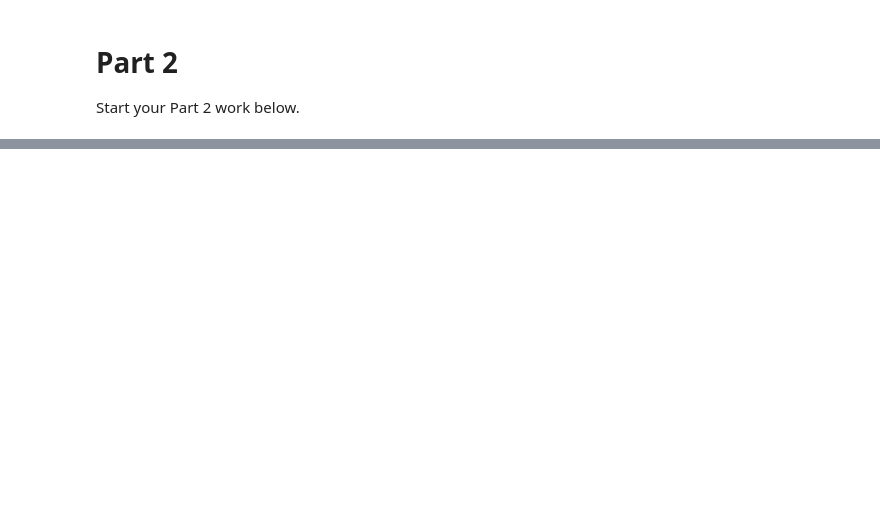
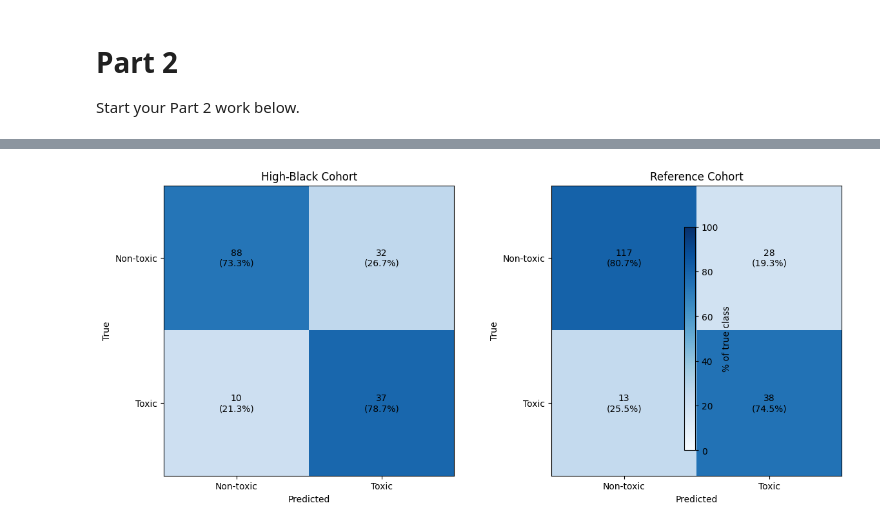
Before and after one commit to AitazazKamran/responsible-ai-assignment2, a Jupyter notebook: part2.ipynb, the cells around one changed output, grey strips where cells are left out. Drawn from its saved outputs; the diff is of its cells as text; code cells hidden in the pictures; blank space fills up the shorter version.

```diff
--- a/part2.ipynb
+++ b/part2.ipynb
@@ -36,0 +552,48 @@ Start your Part 2 work below.
+# %%
+# 11) Confusion matrices side by side (counts + % annotations)
+import numpy as np
+import matplotlib.pyplot as plt
+
+from sklearn.metrics import confusion_matrix
+
+
+def plot_confusion_matrix(ax, df: pd.DataFrame, title: str) -> None:
+    y_true_local = df["toxic_label"].astype(int).to_numpy()
+    y_pred_local = df["pred_label"].astype(int).to_numpy()
+
+    cm = confusion_matrix(y_true_local, y_pred_local, labels=[0, 1]).astype(float)
+
+    # Row-normalized percentages (percent of true class)
+    row_sums = cm.sum(axis=1, keepdims=True)
+    cm_pct = np.divide(cm, row_sums, out=np.zeros_like(cm), where=row_sums != 0) * 100.0
+
+    im = ax.imshow(cm_pct, cmap="Blues", vmin=0, vmax=100)
+    ax.set_title(title)
+
+    labels = ["Non-toxic", "Toxic"]
+    ax.set_xticks([0, 1])
+    ax.set_yticks([0, 1])
+    ax.set_xticklabels(labels)
+    ax.set_yticklabels(labels)
+    ax.set_xlabel("Predicted")
+    ax.set_ylabel("True")
+
+    # Annotate with counts + percentages
+    for i in range(2):
+        for j in range(2):
+            count = int(cm[i, j])
+            pct = cm_pct[i, j]
+            ax.text(j, i, f"{count}\n({pct:.1f}%)", ha="center", va="center", fontsize=10)
+
+    return im
+
+
+fig, axes = plt.subplots(1, 2, figsize=(12, 5))
+im0 = plot_confusion_matrix(axes[0], high_black_df, "High-Black Cohort")
+im1 = plot_confusion_matrix(axes[1], reference_df, "Reference Cohort")
+
+fig.colorbar(im1, ax=axes.ravel().tolist(), shrink=0.9, label="% of true class")
+plt.tight_layout()
+plt.show()
+# %% [output]
+[figure, added]
```
Also changed, not shown: parts of 12 cells of this notebook, 2 other files.
